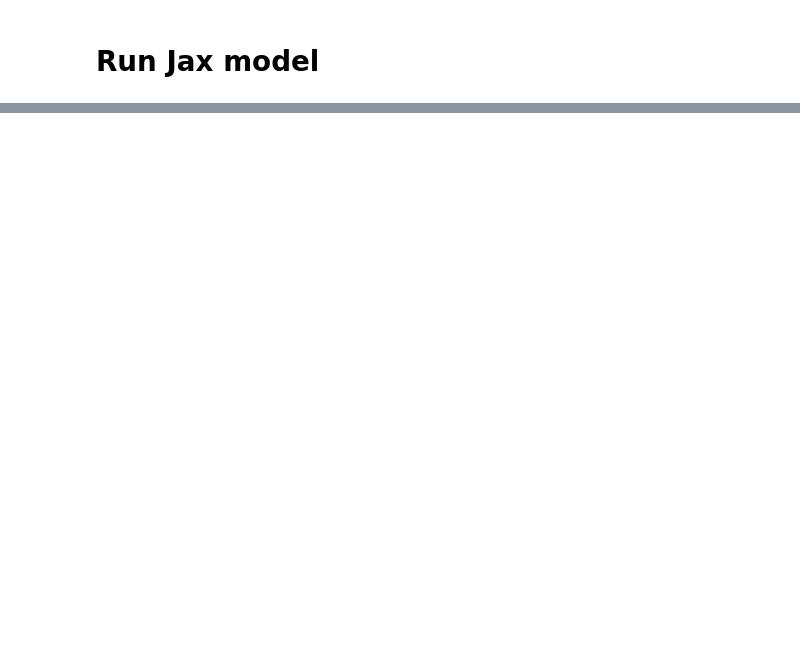
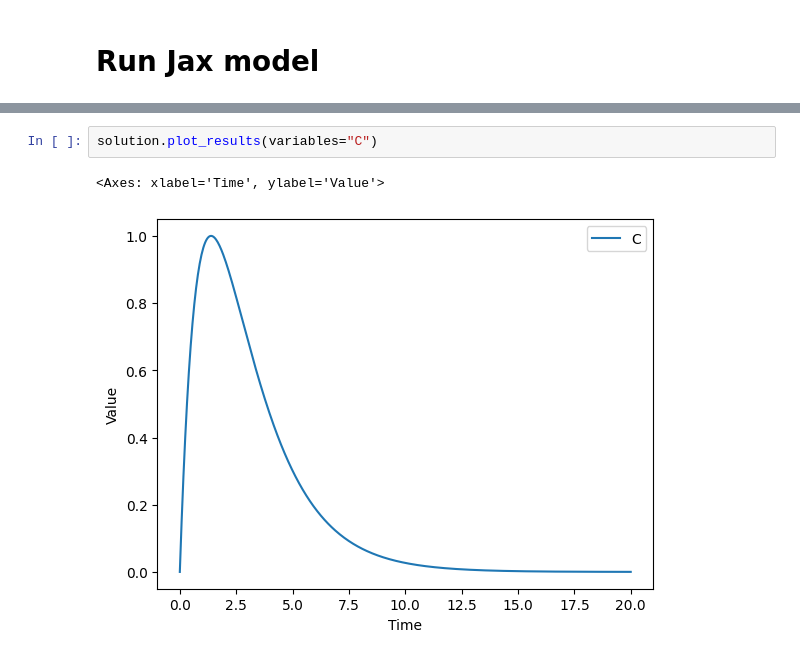
Before and after one commit to USEPA/PyMCSimMod, a Jupyter notebook: docs/notebooks/pk.ipynb, the cells around one changed output, grey strips where cells are left out. Drawn from its saved outputs; the diff is of its cells as text; blank space fills up the shorter version.

```diff
--- a/docs/notebooks/pk.ipynb
+++ b/docs/notebooks/pk.ipynb
@@ -60,0 +74,5 @@ solution.plot_results(variables="C")
+# %%
+solution.plot_results(variables="C")
+# %% [output]
+<Axes: xlabel='Time', ylabel='Value'>
+[figure, added]
```
Also changed, not shown: parts of 7 cells of this notebook, 5 other files.
